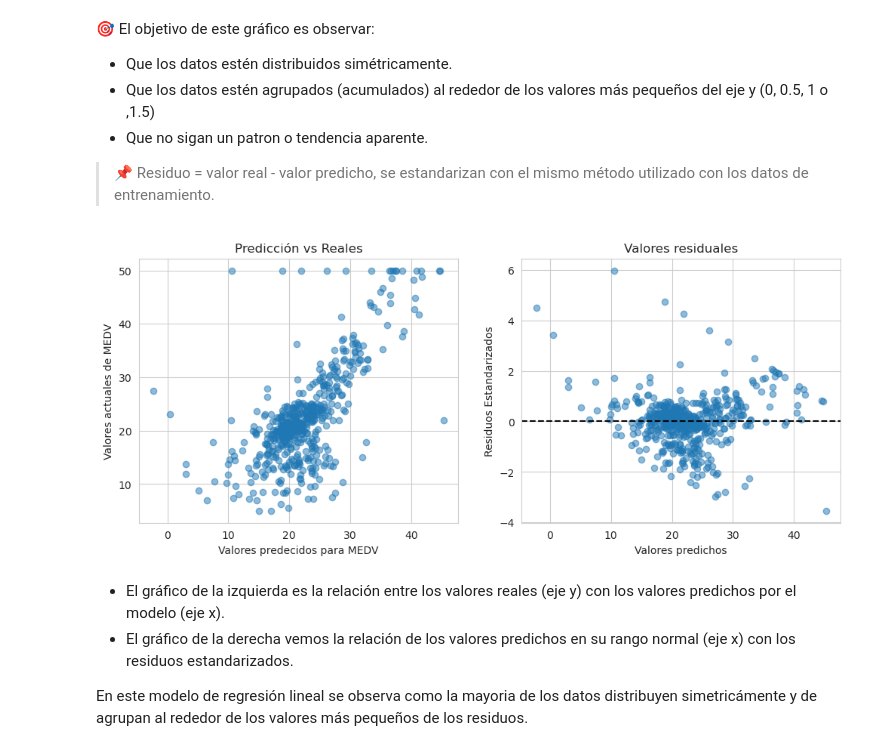
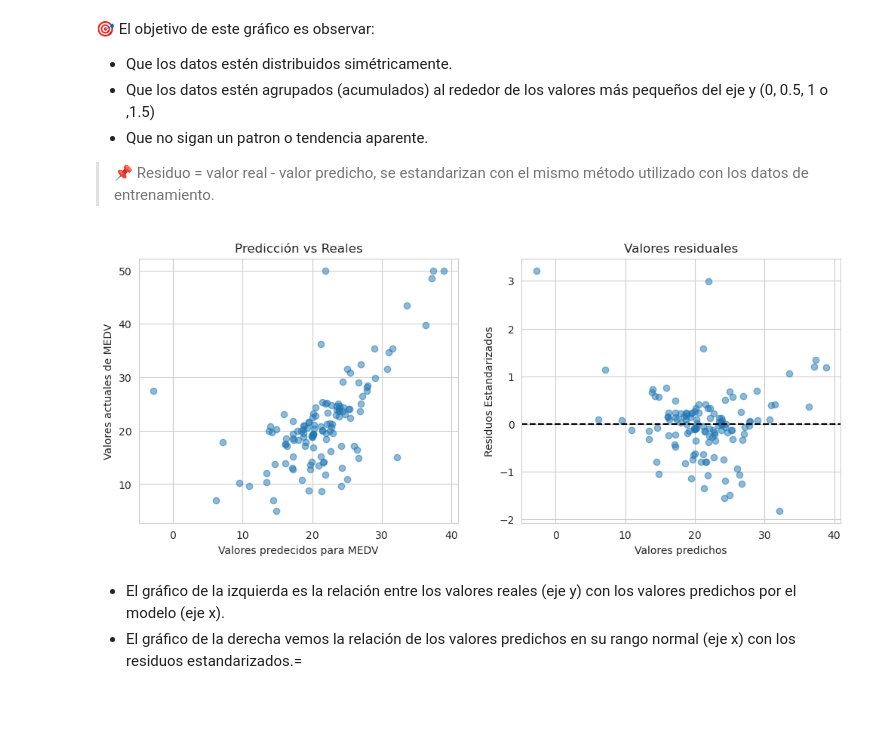
Before and after one commit to pahoalapizco/regression_with_python, a Jupyter notebook: notebooks/0.0-regresion-lineal_python-introduction.ipynb, the cells around one changed output. Cells and saved outputs as stored; diff of their text form; code cells hidden in the pictures; blank space fills up the shorter version.

Commit message:
:hammer:  Linear Regresion: House pricing prediction - Fixing model traning, and improved conclusions

```diff
--- a/notebooks/0.0-regresion-lineal_python-introduction.ipynb
+++ b/notebooks/0.0-regresion-lineal_python-introduction.ipynb
@@ -96,21 +96,31 @@ Variables mejor correlacionadas con `MEDV`:
 # %% [markdown]
 ## Entrenando el modelo
 # %%
+from sklearn.model_selection import train_test_split
+
 # Variables objetivo y predictora
-x = housing_df["RM"].values.reshape(-1, 1)
-y = housing_df["MEDV"].values.reshape(-1, 1)
+x = housing_df["RM"].values.reshape(-1,1)
+y = housing_df["MEDV"].values.reshape(-1,1)
+
+# Creamos conjuntos de datos para entrenamiento y pruebas
+X_train, X_test, Y_train, Y_test = train_test_split(x,y, random_state=42)
 
 # Estandatizamos los datos
 x_scaler = StandardScaler()
 y_scaler = StandardScaler()
 
-X_std = x_scaler.fit_transform(x)
-Y_std = y_scaler.fit_transform(y)
+# Ajuste y transformación de las variables para entrenamiento
+X_train_std = x_scaler.fit_transform(X_train)
+Y_train_std = y_scaler.fit_transform(Y_train)
+
+# Transformación de las variables de prueba
+X_test_std = x_scaler.transform(X_test)
+Y_test_std = y_scaler.transform(Y_test)
 
 # Creamos el modelo
 slr = LinearRegression()
 
-slr.fit(X_std, Y_std)
+slr.fit(X_train_std, Y_train_std)
 # %% [output]
 LinearRegression()
 # %% [markdown]
@@ -157,11 +167,16 @@ plt.show()
 # %%
 from sklearn.metrics import mean_squared_error, r2_score
 
-predicted_values = slr.predict(X_std)
+predicted_values = slr.predict(X_test_std)
 
-mse = mean_squared_error(X_std, predicted_values)
-r2 = r2_score(X_std, predicted_values)
+trans_pred = y_scaler.inverse_transform(predicted_values)
+
+mse = mean_squared_error(Y_test, trans_pred)
+rmse = np.sqrt(mse)
+r2 = r2_score(Y_test, trans_pred)
 
 print("Evalucaicón del modelo con Mean Square Error: %.4f" % mse)
+# Determinar el número de unidades que se desplaza el la predicción en relación al valor real
+print("Evalucaicón del modelo con Root Mean Square Error: %.4f" % rmse)
 print("Evalucaicón del modelo R^2: %.4f" % r2)
 # %% [output]
@@ -184,43 +212,38 @@ Con ambos casos podemos concluir que el modelo fue correctamente entrenado.
 plt.figure(figsize=(12,10))
 
 trans_predictet_values = y_scaler.inverse_transform(predicted_values)
-
-residuals = housing_df["MEDV"] - trans_predictet_values.reshape(506)
-residuals_std = x_scaler.fit_transform(np.array(residuals).reshape(-1,1))
+residuals = np.subtract(Y_test_std, predicted_values)
 
 plt.subplot(2, 2, 1)
 plt.scatter(
-  trans_predictet_values.reshape(506),
-  housing_df["MEDV"],
+  trans_predictet_values,
+  Y_test,
   alpha=.5
 )
 
 plt.xlabel("Valores predecidos para MEDV")
 plt.ylabel("Valores actuales de MEDV")
 plt.title("Predicción vs Reales")
 
 plt.subplot(2, 2, 2)
 plt.scatter(
   trans_predictet_values,
-  residuals_std,
+  residuals,
   alpha=.5
 )
 
 plt.ylabel("Residuos Estandarizados")
 plt.xlabel("Valores predichos")
 plt.title("Valores residuales")
 
 plt.axhline(
   y=0,
   color="black",
   linestyle="dashed"
 )
 plt.show()
 # %% [output]
-[figure, old version]
+[figure, new version]
 # %% [markdown]
 - El gráfico de la izquierda es la relación entre los valores reales (eje y) con los valores predichos por el modelo (eje x).
-- El gráfico de la derecha vemos la relación de los valores predichos en su rango normal (eje x) con los residuos estandarizados.
-
-
-En este modelo de regresión lineal se observa como la mayoria de los datos distribuyen simetricámente y de agrupan al rededor de los valores más pequeños de los residuos.
+- El gráfico de la derecha vemos la relación de los valores predichos en su rango normal (eje x) con los residuos estandarizados.=
```
Also changed, not shown: parts of 7 cells of this notebook.
